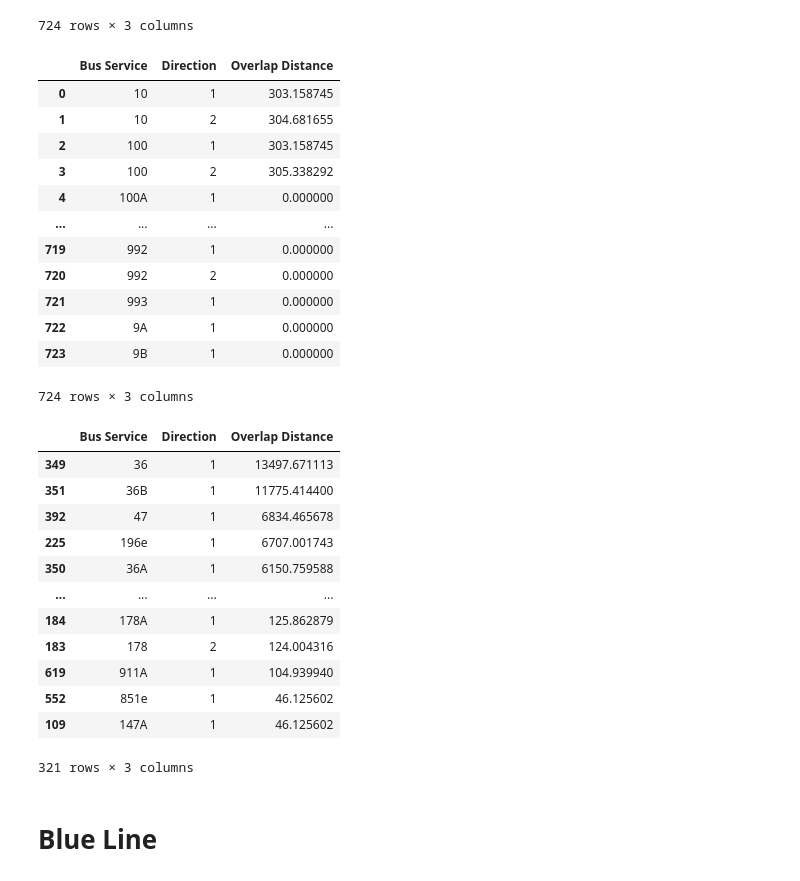
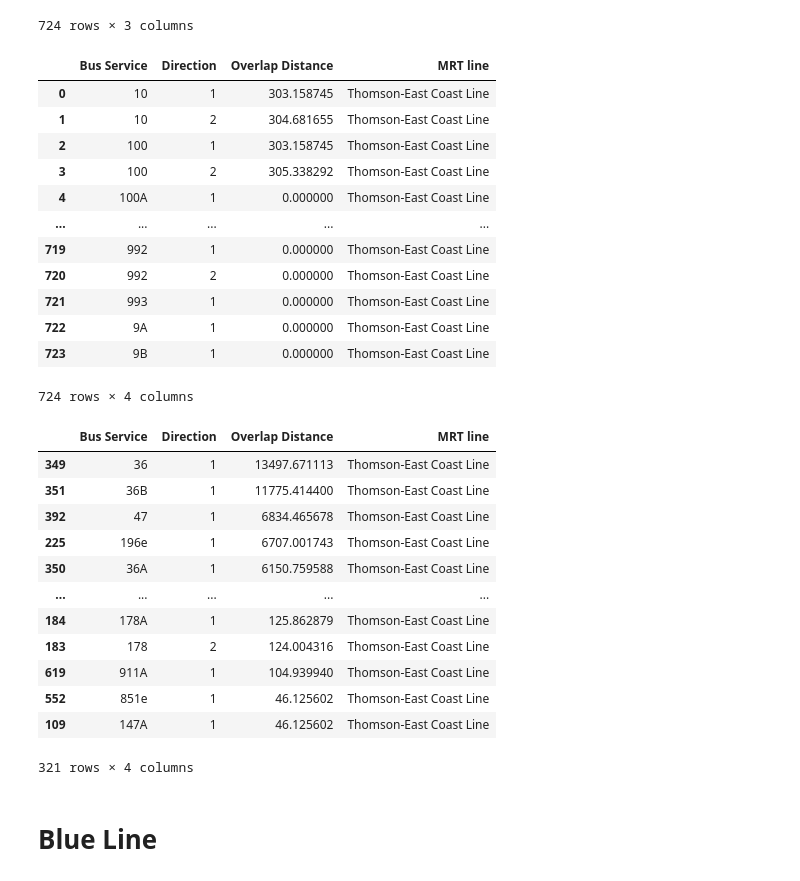
Before and after one commit to Yutingggggggg/dsa4264_geospatial, a Jupyter notebook: workingfiles/overlap_distance.ipynb, the cells around one changed output. Drawn from its saved outputs; the diff is of its cells as text; code cells hidden in the pictures.

```diff
--- a/workingfiles/overlap_distance.ipynb
+++ b/workingfiles/overlap_distance.ipynb
@@ -97,59 +132,61 @@ bus_routes_combined
 # %%
 # calculate the overlapping distance of each bus route and the brown line
 buffer_distance = 150
 buffered_brown_line = brown_line_route.buffer(buffer_distance)
 
 overlap_distance_output = []
 
 for i, route in tqdm(bus_routes_combined.iterrows()):
     overlap = buffered_brown_line.intersection(route.geometry)
     if overlap.is_empty:
         overlap_distance_output.append({
             'Bus Service': route['ServiceNo'],
             'Direction': route['Direction'],
-            'Overlap Distance': 0
+            'Overlap Distance': 0,
+            'MRT line': 'Thomson-East Coast Line'
             })
     else:
         overlap_distance_output.append({
             'Bus Service': route['ServiceNo'],
             'Direction': route['Direction'],
-            'Overlap Distance': overlap.length
+            'Overlap Distance': overlap.length,
+            'MRT line': 'Thomson-East Coast Line'
             })
 
 overlap_distance = pd.DataFrame(overlap_distance_output)
 overlap_distance
 # %% [output]
-|  | Bus Service | Direction | Overlap Distance |
-| 0 | 10 | 1 | 303.158745 |
-| 1 | 10 | 2 | 304.681655 |
-| 2 | 100 | 1 | 303.158745 |
-| 3 | 100 | 2 | 305.338292 |
-| 4 | 100A | 1 | 0.000000 |
-| ... | ... | ... | ... |
-| 719 | 992 | 1 | 0.000000 |
-| 720 | 992 | 2 | 0.000000 |
-| 721 | 993 | 1 | 0.000000 |
-| 722 | 9A | 1 | 0.000000 |
-| 723 | 9B | 1 | 0.000000 |
+|  | Bus Service | Direction | Overlap Distance | MRT line |
+| 0 | 10 | 1 | 303.158745 | Thomson-East Coast Line |
+| 1 | 10 | 2 | 304.681655 | Thomson-East Coast Line |
+| 2 | 100 | 1 | 303.158745 | Thomson-East Coast Line |
+| 3 | 100 | 2 | 305.338292 | Thomson-East Coast Line |
+| 4 | 100A | 1 | 0.000000 | Thomson-East Coast Line |
+| ... | ... | ... | ... | ... |
+| 719 | 992 | 1 | 0.000000 | Thomson-East Coast Line |
+| 720 | 992 | 2 | 0.000000 | Thomson-East Coast Line |
+| 721 | 993 | 1 | 0.000000 | Thomson-East Coast Line |
+| 722 | 9A | 1 | 0.000000 | Thomson-East Coast Line |
+| 723 | 9B | 1 | 0.000000 | Thomson-East Coast Line |
-724 rows × 3 columns
+724 rows × 4 columns
 # %%
 # filter bus routes with overlap
 bus_routes_overlap = overlap_distance[overlap_distance['Overlap Distance'] > 0].sort_values(by = 'Overlap Distance', ascending = False)
 bus_routes_overlap
 # %% [output]
-|  | Bus Service | Direction | Overlap Distance |
-| 349 | 36 | 1 | 13497.671113 |
-| 351 | 36B | 1 | 11775.414400 |
-| 392 | 47 | 1 | 6834.465678 |
-| 225 | 196e | 1 | 6707.001743 |
-| 350 | 36A | 1 | 6150.759588 |
-| ... | ... | ... | ... |
-| 184 | 178A | 1 | 125.862879 |
-| 183 | 178 | 2 | 124.004316 |
-| 619 | 911A | 1 | 104.939940 |
-| 552 | 851e | 1 | 46.125602 |
-| 109 | 147A | 1 | 46.125602 |
+|  | Bus Service | Direction | Overlap Distance | MRT line |
+| 349 | 36 | 1 | 13497.671113 | Thomson-East Coast Line |
+| 351 | 36B | 1 | 11775.414400 | Thomson-East Coast Line |
+| 392 | 47 | 1 | 6834.465678 | Thomson-East Coast Line |
+| 225 | 196e | 1 | 6707.001743 | Thomson-East Coast Line |
+| 350 | 36A | 1 | 6150.759588 | Thomson-East Coast Line |
+| ... | ... | ... | ... | ... |
+| 184 | 178A | 1 | 125.862879 | Thomson-East Coast Line |
+| 183 | 178 | 2 | 124.004316 | Thomson-East Coast Line |
+| 619 | 911A | 1 | 104.939940 | Thomson-East Coast Line |
+| 552 | 851e | 1 | 46.125602 | Thomson-East Coast Line |
+| 109 | 147A | 1 | 46.125602 | Thomson-East Coast Line |
-321 rows × 3 columns
+321 rows × 4 columns
 # %% [markdown]
 # Blue Line
 # %%
```
Also changed, not shown: parts of 18 cells of this notebook.
